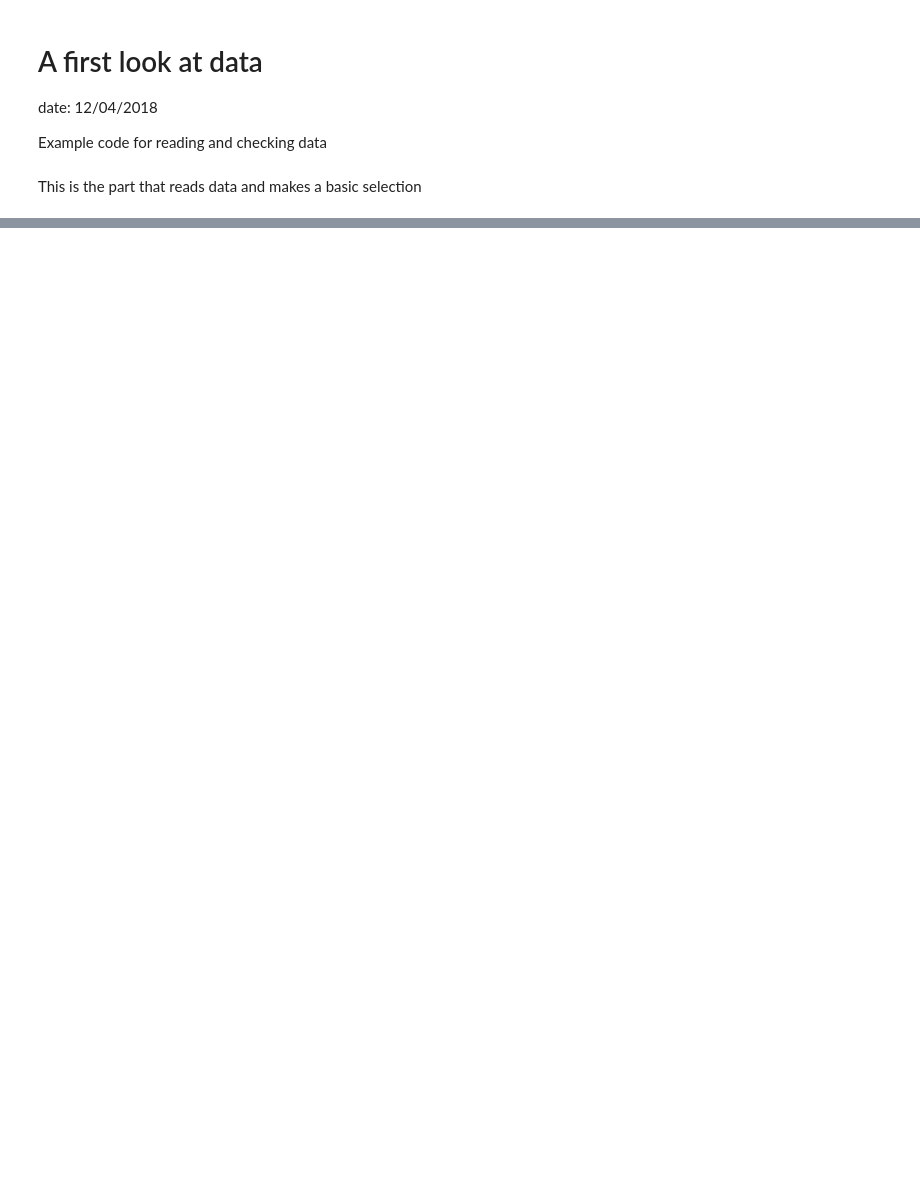
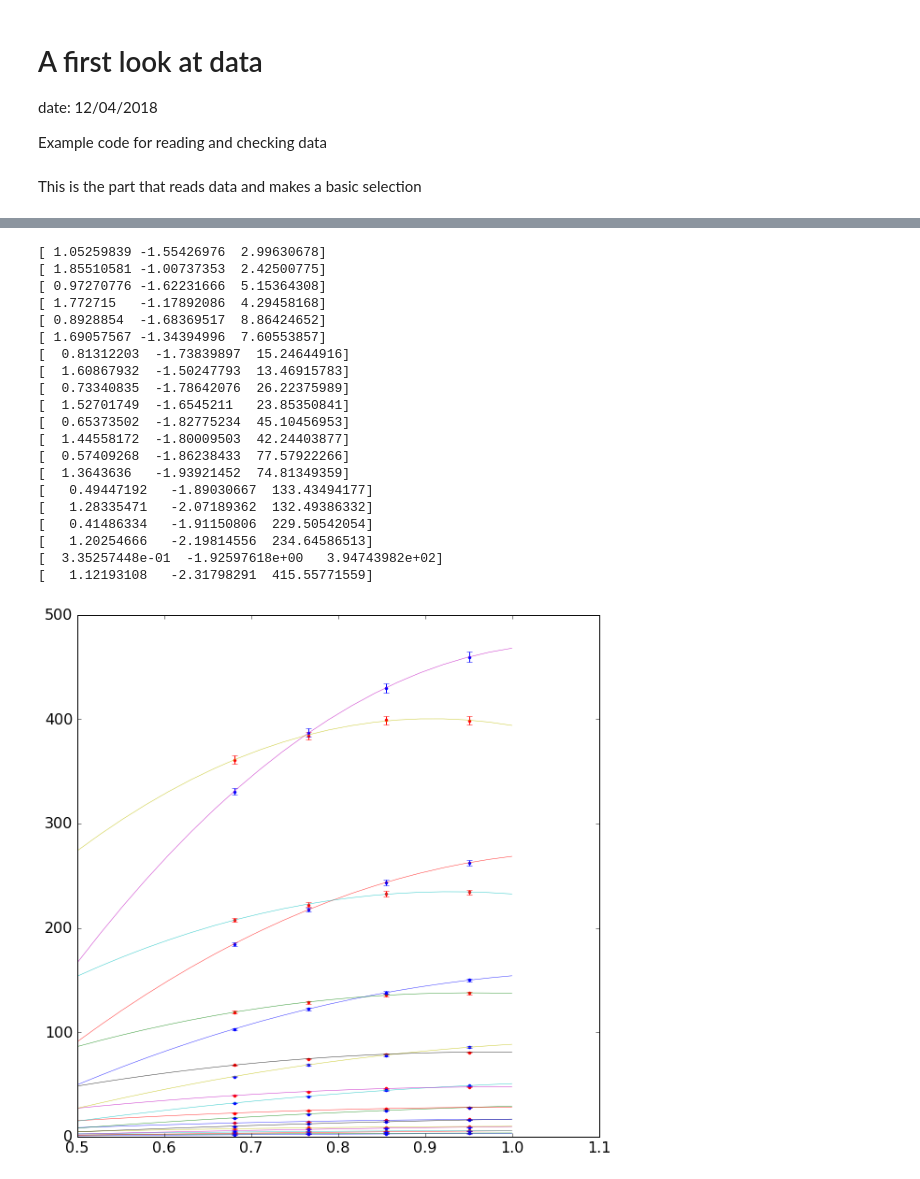
Before and after one commit to njohnsto/stage, a Jupyter notebook: notebooks/ReadData.ipynb, the cells around one changed output, grey strips where cells are left out. Drawn from its saved outputs; the diff is of its cells as text; code cells hidden in the pictures; blank space fills up the shorter version.

```diff
--- a/notebooks/ReadData.ipynb
+++ b/notebooks/ReadData.ipynb
@@ -44,0 +143,63 @@ fit_results, fitted_data = obtain_attenuation(df, n_bins, intensity, samples )
+# %%
+pr_A = [5.998, 6.034, 6.081,6.139]
+pr_B = [0.962, 0.948,0.936,0.923]
+
+Fe_A = [6.069, 6.13, 6.202, 6.288]
+Fe_B = [0.913, 0.900, 0.888, 0.878]
+#mixed = [6.018, 6.062, 6.117,6.182]
+#mixed_B = [0.938, 0.929,0.921,0.914]
+#Fe_A = [6.018, 6.062, 6.117,6.182]
+#Fe_B = [0.938, 0.929,0.921,0.914]
+
+cos = [0.975, 0.925, 0.875,0.825]
+energy = np.linspace(15.5, 17.5, 10)
+%run data_functions.py
+from utils import get_s125
+param = []
+param2 = []
+
+ener = []
+cos2_proxy = np.asarray(cos)**2
+for ind, en in enumerate(energy):
+    s_pr = 10**( (en-np.asarray(pr_A)-9) /np.asarray(pr_B) )
+    s_fe = 10**( (en-np.asarray(Fe_A )-9) /np.asarray(Fe_B))
+
+    plt.errorbar(cos2_proxy, s_pr, yerr= 0.01*s_pr, fmt=".r")
+    plt.errorbar(cos2_proxy, s_fe, yerr= 0.01*s_fe, fmt=".b")
+    params_pr, cov2 = sp.optimize.curve_fit(get_s125, cos2_proxy, s_pr)
+    params_Fe, cov2 = sp.optimize.curve_fit(get_s125, cos2_proxy, s_fe)
+    cos2 = np.linspace(0.5, 1, 20)
+    param.append(params_pr)
+    param2.append(params_Fe)
+
+    ener.append(en)
+    print(params_pr)
+    print(params_Fe)
+    plt.plot(cos2, params_Fe[2]*(params_Fe[1] * (cos2-cos_ref)**2 +
+                                 params_Fe[0] * (cos2-cos_ref) + 1), lw=0.5, alpha=0.8, label="Fe")
+    plt.plot(cos2, params_pr[2]*(params_pr[1] * (cos2-cos_ref)**2 +
+                                 params_pr[0] * (cos2-cos_ref) + 1), lw=0.5, alpha=0.8, label="pr")
+param = np.asarray(param)
+param2 = np.asarray(param2)
+# %% [output]
+[ 1.05259839 -1.55426976  2.99630678]
+[ 1.85510581 -1.00737353  2.42500775]
+[ 0.97270776 -1.62231666  5.15364308]
+[ 1.772715   -1.17892086  4.29458168]
+[ 0.8928854  -1.68369517  8.86424652]
+[ 1.69057567 -1.34394996  7.60553857]
+[  0.81312203  -1.73839897  15.24644916]
+[  1.60867932  -1.50247793  13.46915783]
+[  0.73340835  -1.78642076  26.22375989]
+[  1.52701749  -1.6545211   23.85350841]
+[  0.65373502  -1.82775234  45.10456953]
+[  1.44558172  -1.80009503  42.24403877]
+[  0.57409268  -1.86238433  77.57922266]
+[  1.3643636   -1.93921452  74.81349359]
+[   0.49447192   -1.89030667  133.43494177]
+[   1.28335471   -2.07189362  132.49386332]
+[   0.41486334   -1.91150806  229.50542054]
+[   1.20254666   -2.19814556  234.64586513]
+[  3.35257448e-01  -1.92597618e+00   3.94743982e+02]
+[   1.12193108   -2.31798291  415.55771559]
+[figure, added]
```
Also changed, not shown: parts of 7 cells of this notebook.
